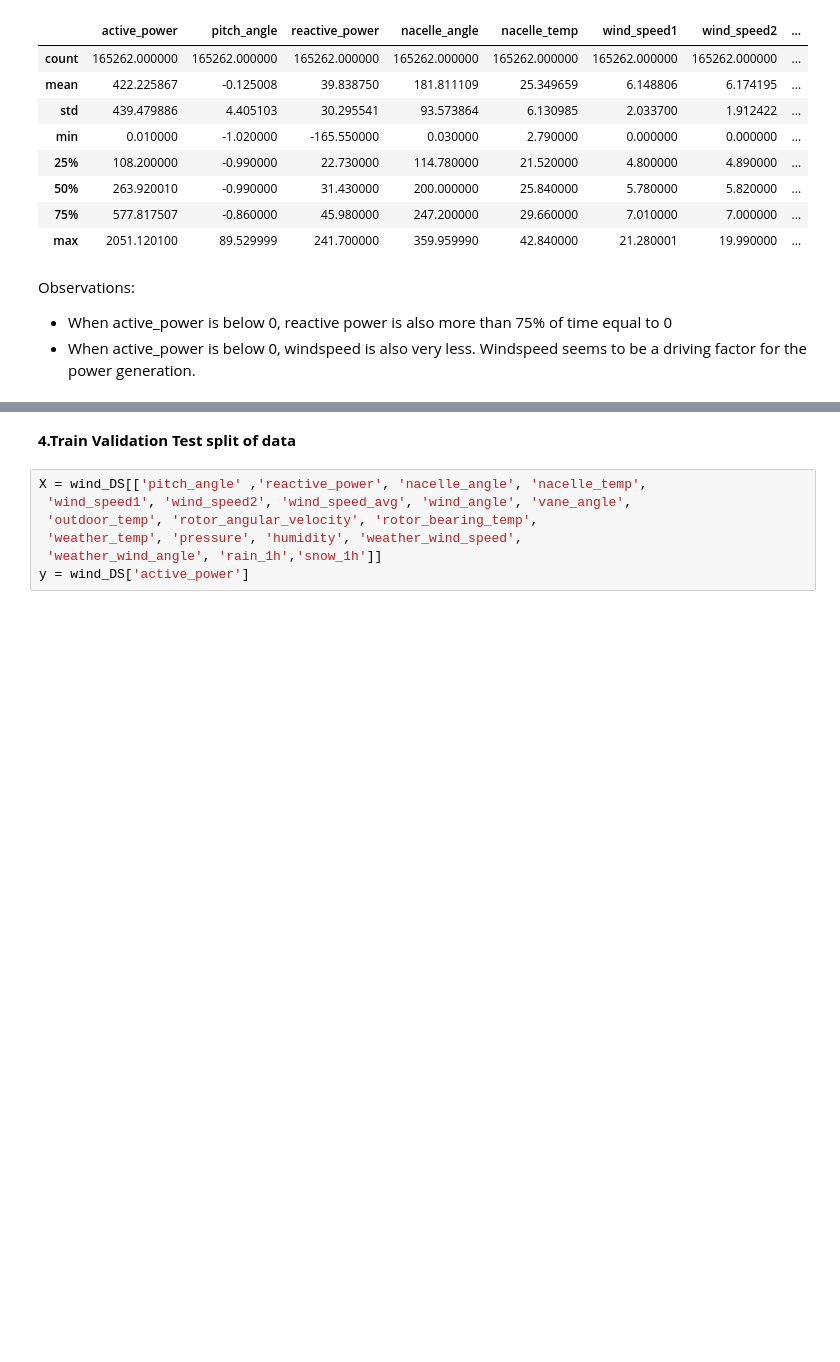
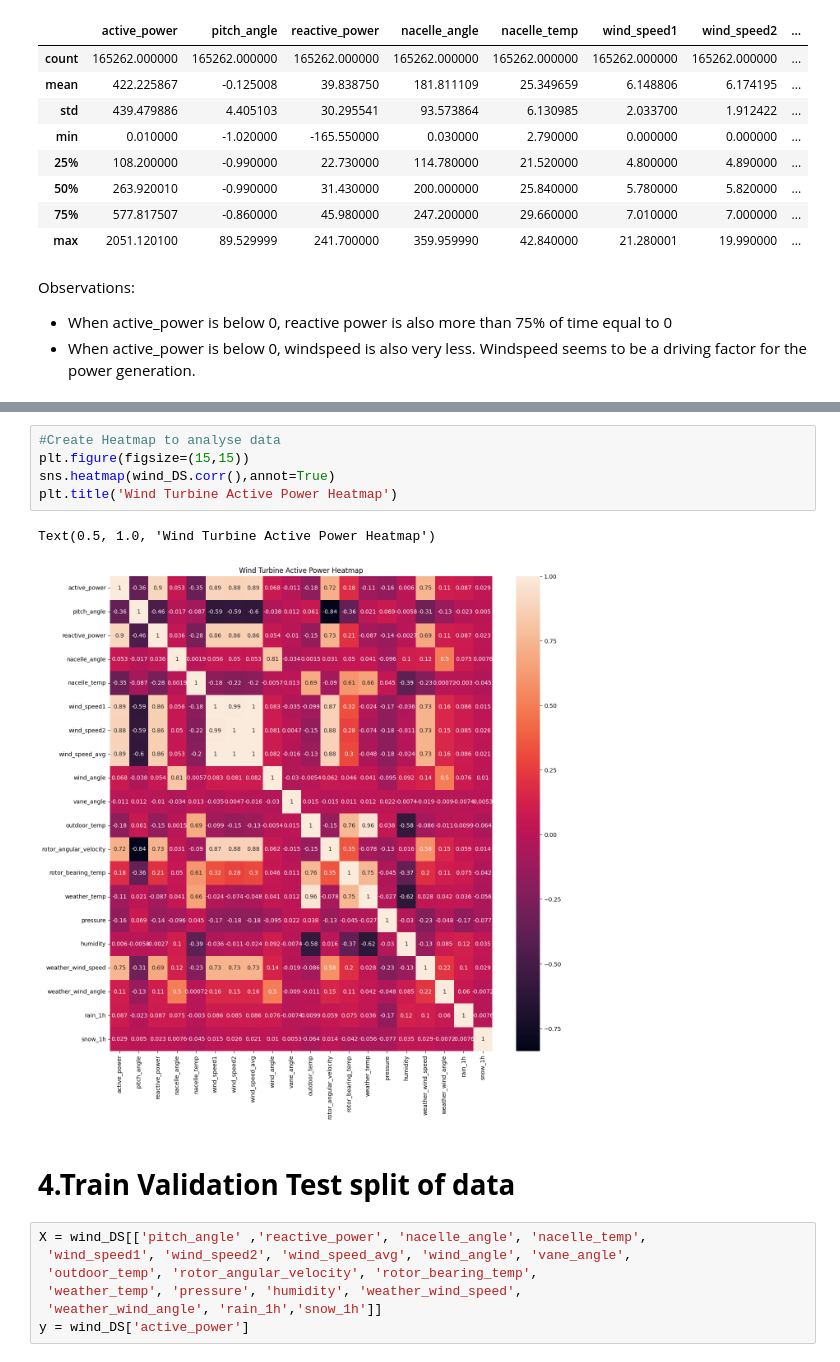
Before and after one commit to madhumitafilos/Collab, a Jupyter notebook: Feature_Engineering_NoLeakage.ipynb, the cells around one changed output, grey strips where cells are left out. Drawn from its saved outputs; the diff is of its cells as text; blank space fills up the shorter version.

```diff
--- a/Feature_Engineering_NoLeakage.ipynb
+++ b/Feature_Engineering_NoLeakage.ipynb
@@ -155,8 +153,16 @@ wind_DS.corr()
 | weather_wind_angle | 0.106740 | -0.130372 | 0.105614 | 0.499405 | 0.000722 | 0.157394 | 0.154324 | ... |
 | rain_1h | 0.086805 | -0.022527 | 0.086951 | 0.074536 | -0.002999 | 0.085564 | 0.085266 | ... |
 | snow_1h | 0.028852 | 0.004991 | 0.022997 | 0.007632 | -0.044996 | 0.014896 | 0.026397 | ... |
+# %%
+#Create Heatmap to analyse data
+plt.figure(figsize=(15,15))
+sns.heatmap(wind_DS.corr(),annot=True)
+plt.title('Wind Turbine Active Power Heatmap')
+# %% [output]
+Text(0.5, 1.0, 'Wind Turbine Active Power Heatmap')
+[figure, added]
 # %% [markdown]
-**4.Train Validation Test split of data**
+# **4.Train Validation Test split of data**
 # %%
 X = wind_DS[['pitch_angle' ,'reactive_power', 'nacelle_angle', 'nacelle_temp',
  'wind_speed1', 'wind_speed2', 'wind_speed_avg', 'wind_angle', 'vane_angle',
```
Also changed, not shown: parts of 19 cells of this notebook.
